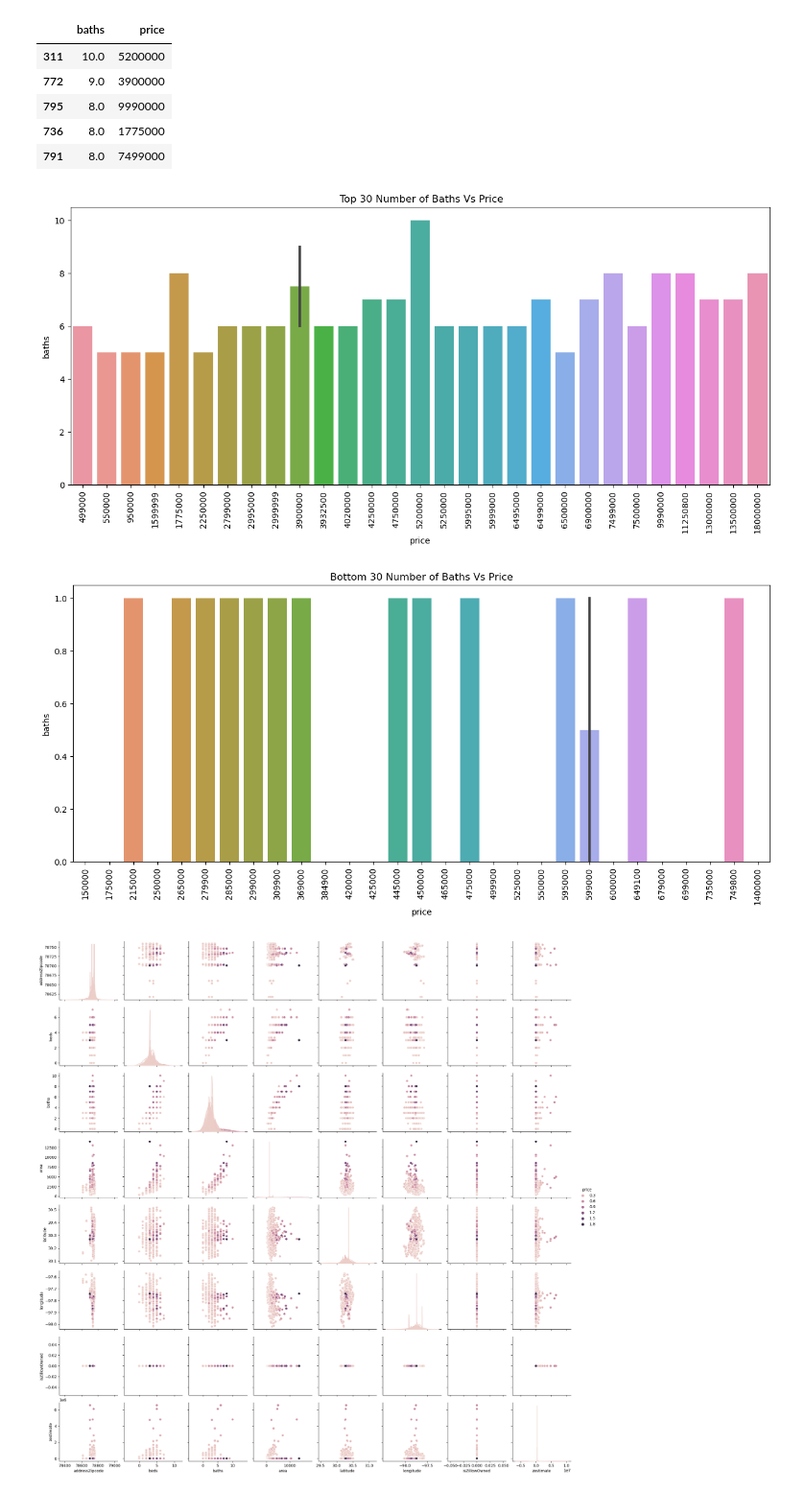
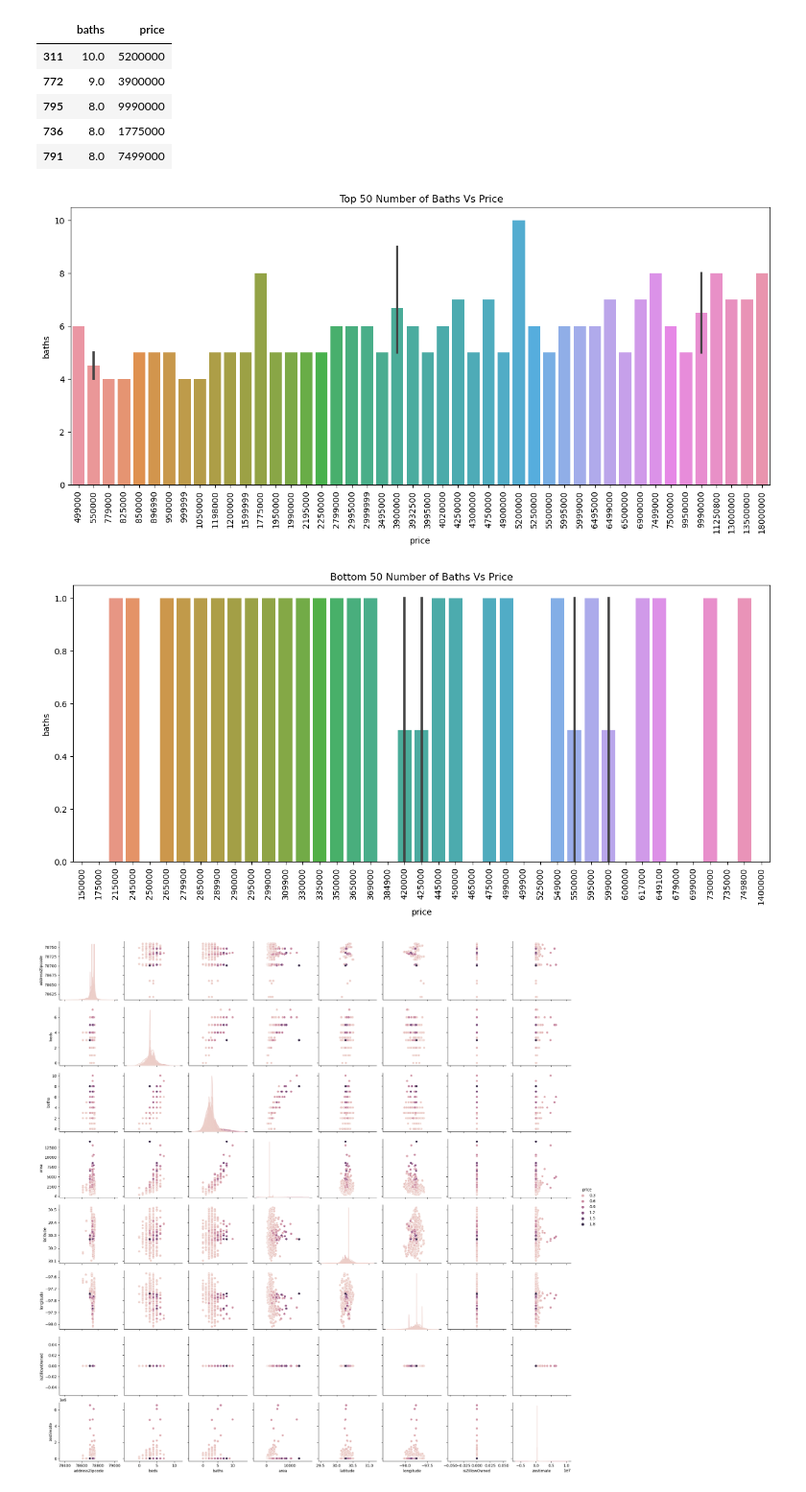
Before and after one commit to Silver0345/Data-Science, a Jupyter notebook: Austin Zillow Housing/data/EDA AUSTIN ZILOW HOUSING.ipynb, the cells around one changed output. Shown at 96% size. Cells and saved outputs as stored; diff of their text form; code cells hidden in the pictures.

```diff
--- a/Austin Zillow Housing/data/EDA AUSTIN ZILOW HOUSING.ipynb
+++ b/Austin Zillow Housing/data/EDA AUSTIN ZILOW HOUSING.ipynb
@@ -330,18 +330,18 @@ bath_price.head()
 | 791 | 8.0 | 7499000 |
 # %%
 plt.figure(figsize=(15,6))
-sns.barplot(y='baths', x='price', data= bath_price[:30])
+sns.barplot(y='baths', x='price', data= bath_price[:50])
 plt.xticks(rotation=90)
-plt.title(' Top 30 Number of Baths Vs Price');
+plt.title(' Top 50 Number of Baths Vs Price');
 # %% [output]
-[figure, old version]
+[figure, new version]
 # %%
 plt.figure(figsize=(15,6))
-sns.barplot(y='baths', x='price', data= bath_price[-30:])
+sns.barplot(y='baths', x='price', data= bath_price[-50:])
 plt.xticks(rotation=90)
-plt.title('Bottom 30 Number of Baths Vs Price');
+plt.title('Bottom 50 Number of Baths Vs Price');
 # %% [output]
-[figure, old version]
+[figure, new version]
 # %%
 sns.pairplot(housing,hue='price')
 plt.show();
```
Also changed, not shown: parts of 4 cells of this notebook.
